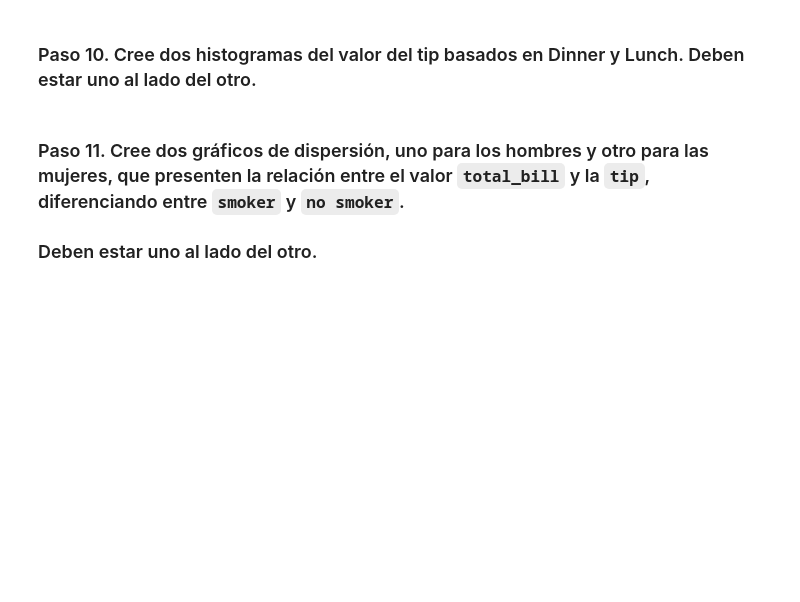
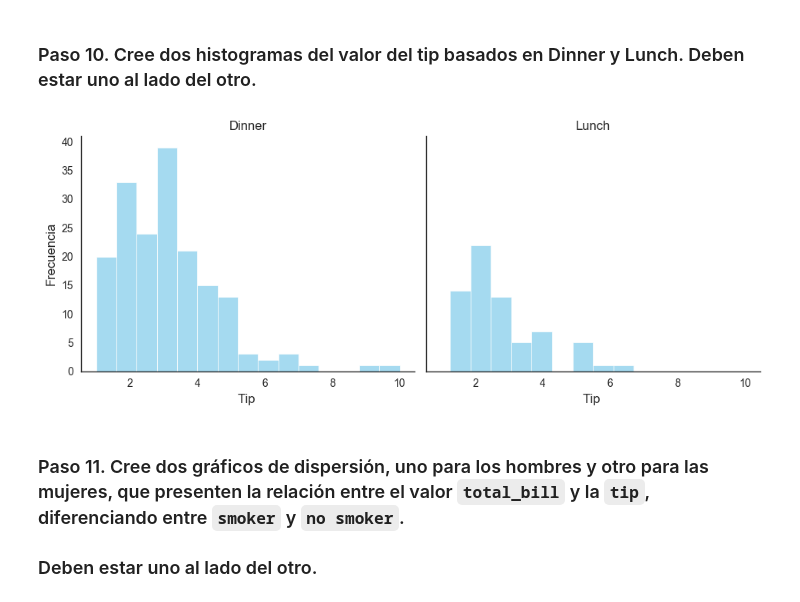
Before and after one commit to IsabelRomoBru/DS102024, a Jupyter notebook: 2-DataAnalysis/5-Visualizacion/Practica/Tips/Tips_viz.ipynb, the cells around one changed output. Cells and saved outputs as stored; diff of their text form; code cells hidden in the pictures; blank space fills up the shorter version.

```diff
--- a/2-DataAnalysis/5-Visualizacion/Practica/Tips/Tips_viz.ipynb
+++ b/2-DataAnalysis/5-Visualizacion/Practica/Tips/Tips_viz.ipynb
@@ -96,5 +91,15 @@ Passing `palette` without assigning `hue` is deprecated and will be removed in v
 # %% [markdown]
 ### Paso 10. Cree dos histogramas del valor del tip basados en Dinner y Lunch. Deben estar uno al lado del otro.
+# %%
+ld=sns.FacetGrid(data=tips, col="time", height=4, aspect=1.2)
+ld.map(sns.histplot,"tip",kde=False,color="skyblue")
+ld.set_axis_labels("Tip ", "Frecuencia")
+ld.set_titles("{col_name}")
+ld.tight_layout()
+
+plt.show()
+# %% [output]
+[figure, added]
 # %% [markdown]
 ### Paso 11. Cree dos gráficos de dispersión, uno para los hombres y otro para las mujeres, que presenten la relación entre el valor ``total_bill`` y la ``tip``, diferenciando entre ``smoker`` y ``no smoker``.
 ### Deben estar uno al lado del otro.
```
Also changed, not shown: parts of 7 cells of this notebook, 14 other files.
